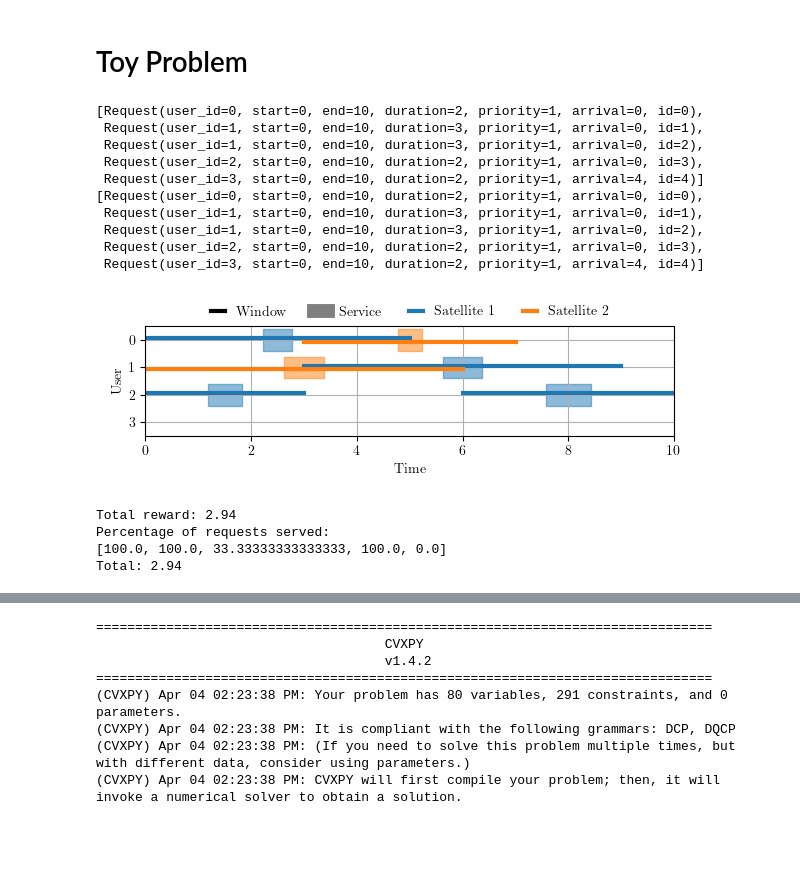
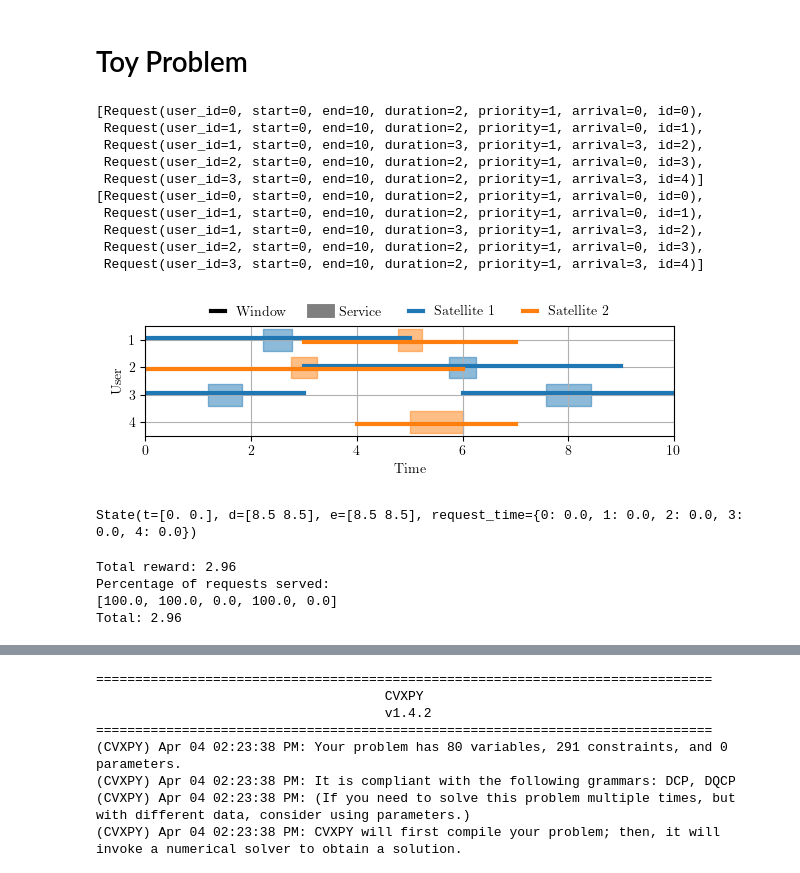
Before and after one commit to Stanford-NavLab/LuPNT, a Jupyter notebook: examples/projects/pnt-scheduling/python/experiment_2.ipynb, the cells around one changed output, grey strips where cells are left out. Drawn from its saved outputs; the diff is of its cells as text; code cells hidden in the pictures; blank space fills up the shorter version.

```diff
--- a/examples/projects/pnt-scheduling/python/experiment_2.ipynb
+++ b/examples/projects/pnt-scheduling/python/experiment_2.ipynb
@@ -26,14 +26,15 @@ The autoreload extension is already loaded. To reload it, use:
 # %%
 reset_id_counters()
 requests = [
-    Request(user_id=0, start=0, end=10, duration=2),
-    Request(user_id=1, start=0, end=10, duration=3),
-    Request(user_id=1, start=0, end=10, duration=3),
-    Request(user_id=2, start=0, end=10, duration=2),
-    Request(user_id=3, start=0, end=10, duration=2, arrival=4),
+    Request(user_id=0, start=0, end=10, duration=2, arrival=0),
+    Request(user_id=1, start=0, end=10, duration=2, arrival=0),
+    Request(user_id=1, start=0, end=10, duration=3, arrival=3),
+    Request(user_id=2, start=0, end=10, duration=2, arrival=0),
+    Request(user_id=3, start=0, end=10, duration=2, arrival=3),
 ]
 pp.pprint(requests)
 N_req = len(requests)
+request_dict = {r.id: r for r in requests}
 
 service_windows = [
     # Satellite 0
@@ -45,7 +46,7 @@ service_windows = [
     # Satellite 1
     ServiceWindow(user_id=0, satellite_id=1, start=3, end=7),
     ServiceWindow(user_id=1, satellite_id=1, start=0, end=6),
-    # ServiceWindow(user_id=3, satellite_id=1, start=4, end=7),
+    ServiceWindow(user_id=3, satellite_id=1, start=4, end=7),
 ]
 pp.pprint(requests)
 N_win = len(service_windows)
@@ -59,48 +60,53 @@ transition_times[0, :] = 0
 transition_times[:, 0] = 0
 data_gen_func = lambda ts, te: -0.5 * (te - ts)
 energy_gen_func = lambda ts, te: 0.5 * (te - ts)
 
 
 time_step = 1
 CN0 = np.ones((2, len(requests) - 1, 10 * time_step))
 
 problem = PntSchedulingProblem(
     time_step=time_step,
     requests=requests,
     service_windows=service_windows,
     transition_times=transition_times,
     CN0=CN0,
-    max_energy=100,
+    max_energy=15,
     min_energy=2,
-    max_data=100,
+    max_data=15,
     min_data=2,
     payload_data_gen=1,
     payload_power_gen=-1,
     energy_gen_func=energy_gen_func,
     data_gen_func=data_gen_func,
 )
 
 fig, ax = plt.subplots(1, 1, figsize=(6, 2))
 plotting.plot_requests_service_windows(requests, service_windows, ax=ax)
 plt.tight_layout()
 # %% [output]
 [Request(user_id=0, start=0, end=10, duration=2, priority=1, arrival=0, id=0),
- Request(user_id=1, start=0, end=10, duration=3, priority=1, arrival=0, id=1),
- Request(user_id=1, start=0, end=10, duration=3, priority=1, arrival=0, id=2),
+ Request(user_id=1, start=0, end=10, duration=2, priority=1, arrival=0, id=1),
+ Request(user_id=1, start=0, end=10, duration=3, priority=1, arrival=3, id=2),
  Request(user_id=2, start=0, end=10, duration=2, priority=1, arrival=0, id=3),
- Request(user_id=3, start=0, end=10, duration=2, priority=1, arrival=4, id=4)]
+ Request(user_id=3, start=0, end=10, duration=2, priority=1, arrival=3, id=4)]
 [Request(user_id=0, start=0, end=10, duration=2, priority=1, arrival=0, id=0),
- Request(user_id=1, start=0, end=10, duration=3, priority=1, arrival=0, id=1),
- Request(user_id=1, start=0, end=10, duration=3, priority=1, arrival=0, id=2),
+ Request(user_id=1, start=0, end=10, duration=2, priority=1, arrival=0, id=1),
+ Request(user_id=1, start=0, end=10, duration=3, priority=1, arrival=3, id=2),
  Request(user_id=2, start=0, end=10, duration=2, priority=1, arrival=0, id=3),
- Request(user_id=3, start=0, end=10, duration=2, priority=1, arrival=4, id=4)]
+ Request(user_id=3, start=0, end=10, duration=2, priority=1, arrival=3, id=4)]
-[figure, old version]
+[figure, new version]
+# %%
+problem.initial_state()
+# %% [output]
+State(t=[0. 0.], d=[8.5 8.5], e=[8.5 8.5], request_time={0: 0.0, 1: 0.0, 2: 0.0, 3: 0.0, 4: 0.0})
 # %%
 # Forward search
 d = 6
 gamma = 0.7
 N_max = 5
-d_min = 1
+d_min = 10
+problem.current_time = 0
 s = problem.initial_state()
 solver = SmdpForwardSearchSolver(problem)
 policy = solver.solve(s, d=d, gamma=gamma, N_max=N_max, d_min=d_min)
@@ -111,7 +117,7 @@ percentage = problem.percentage_completed(policy)
 pp.pprint(percentage)
 print("Total:", round(problem.total_reward(policy, gamma=gamma), 2))
 # %% [output]
-Total reward: 2.94
+Total reward: 2.96
 Percentage of requests served:
-[100.0, 100.0, 33.33333333333333, 100.0, 0.0]
-Total: 2.94
+[100.0, 100.0, 0.0, 100.0, 0.0]
+Total: 2.96
```
Also changed, not shown: parts of 12 cells of this notebook, 3 other files.
